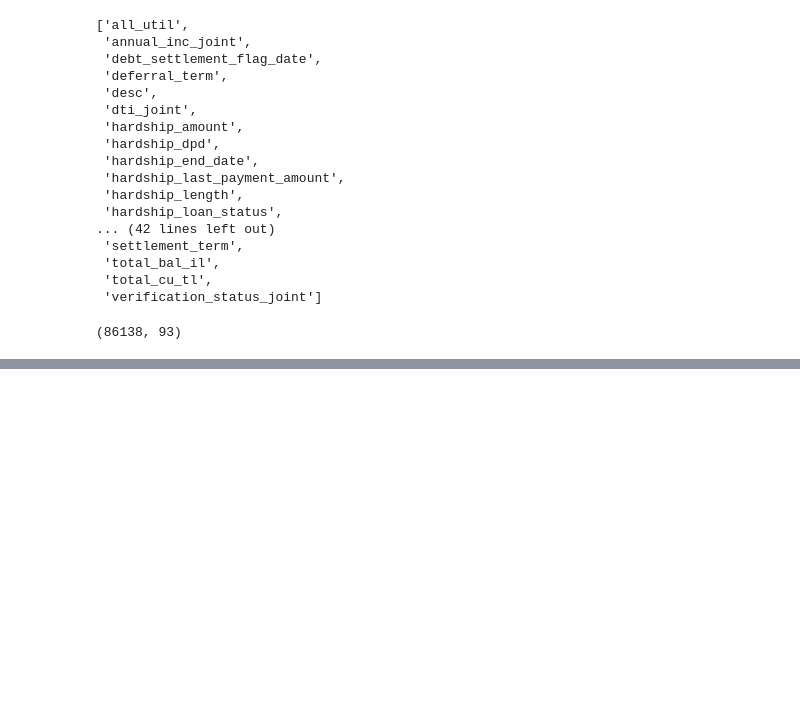
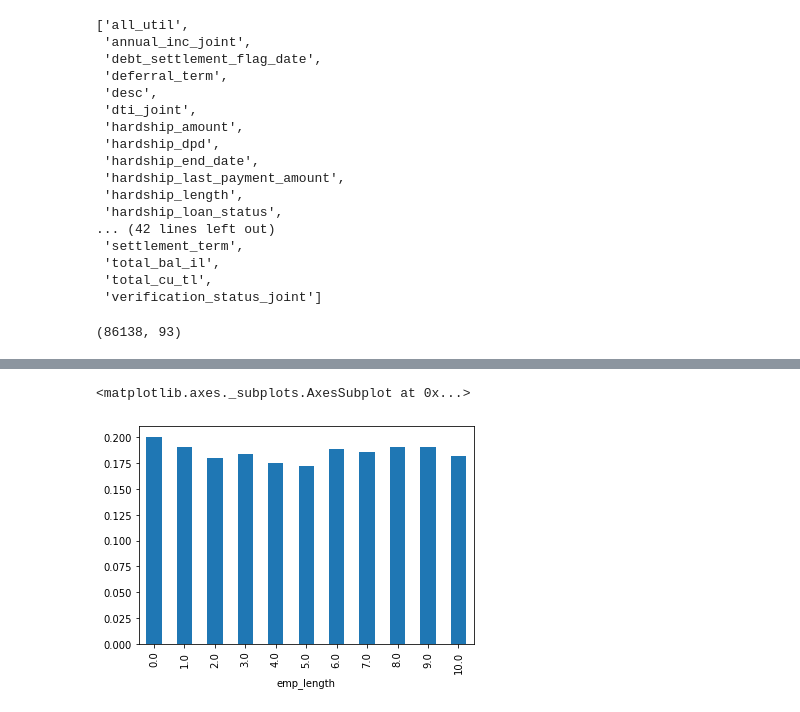
Before and after one commit to askhab2022/ML-Repo, a Jupyter notebook: fin-ml/Loans.ipynb, the cells around one changed output, grey strips where cells are left out. Cells and saved outputs as stored; diff of their text form; code cells hidden in the pictures; blank space fills up the shorter version.

```diff
--- a/fin-ml/Loans.ipynb
+++ b/fin-ml/Loans.ipynb
@@ -141,0 +230,2 @@ dataset.shape
+# %%
+dataset.drop(['emp_title','title','zip_code'], axis=1, inplace=True)
@@ -141,0 +234,2 @@ dataset.shape
+# %%
+dataset["term"] = dataset["term"].apply(lambda s:np.int8(s.split()[0]))
@@ -141,0 +253,3 @@ dataset.shape
+# %%
+dataset["emp_length"].replace(to_replace="10years",value="10 years",inplace=True)
+dataset["emp_length"].replace(to_replace="< 1 year",value="0 years",inplace=True)
@@ -141,0 +272,2 @@ dataset.shape
+# %%
+dataset["emp_length"] = dataset["emp_length"].apply(lambda s: s if pd.isnull(s) else np.int8(s.split()[0]))
@@ -141,0 +290,5 @@ dataset.shape
+# %%
+dataset.groupby("emp_length")["charged_off"].value_counts(normalize=True).loc[:,1].plot(kind="bar")
+# %% [output]
+<matplotlib.axes._subplots.AxesSubplot at 0x...>
+[figure, added]
```
Also changed, not shown: parts of 27 cells of this notebook.
